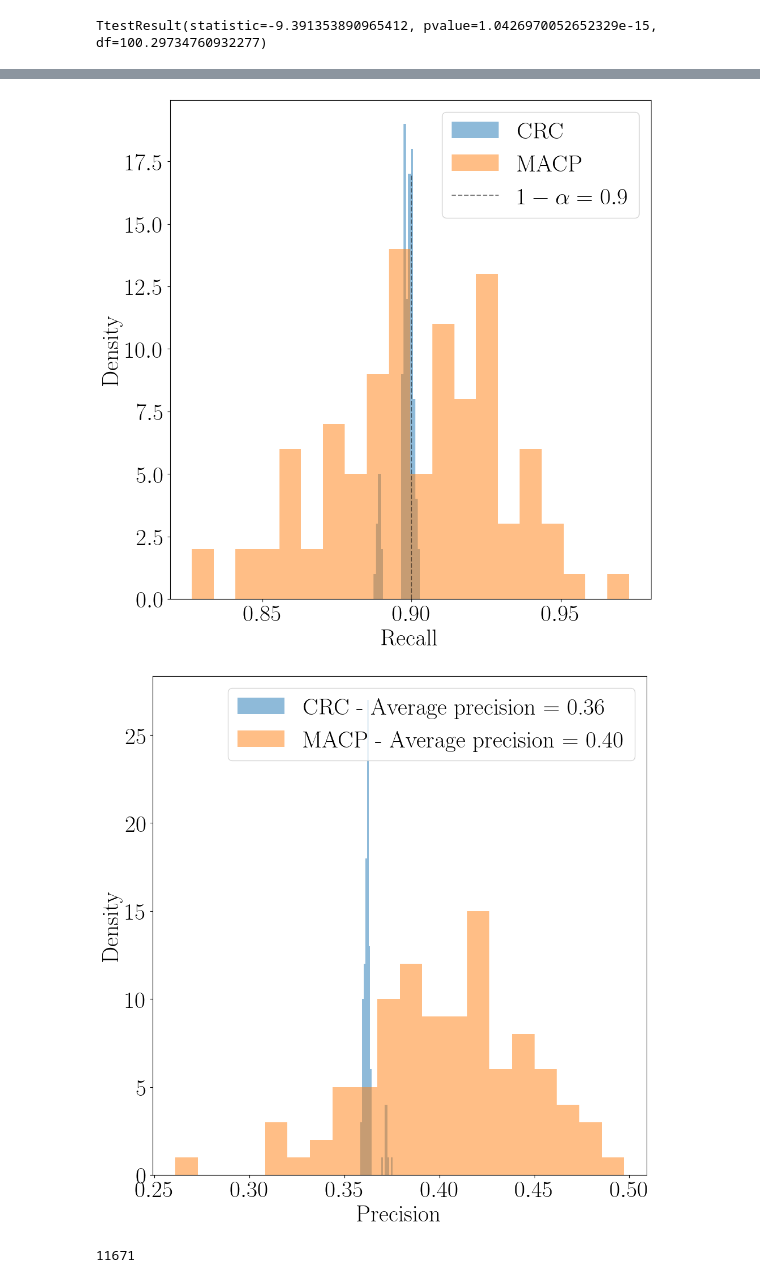
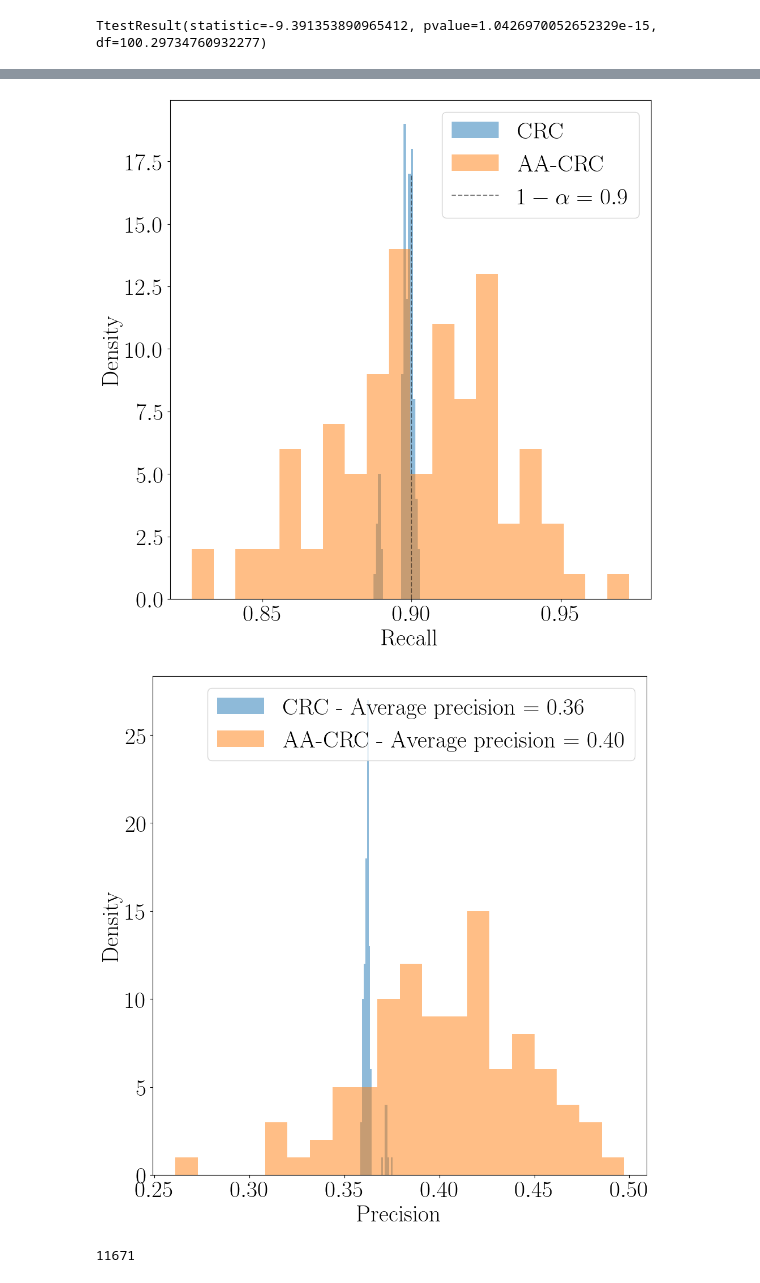
Before and after one commit to vincentblot28/multiaccurate-cp, a Jupyter notebook: notebooks/analyse_results_cv.ipynb, the cells around one changed output, grey strips where cells are left out. Cells and saved outputs as stored; diff of their text form; code cells hidden in the pictures.

```diff
--- a/notebooks/analyse_results_cv.ipynb
+++ b/notebooks/analyse_results_cv.ipynb
@@ -91,7 +91,7 @@ nbins = 20
 # ax.hist(fire_recalls_crc, bins=nbins, alpha=0.5, label="CRC - Average recall: {:.2f}".format(np.mean(fire_recalls_crc)))
 # ax.hist(fire_recalls_res, bins=nbins, alpha=0.5, label="MACP - Average recall: {:.2f}".format(np.mean(fire_recalls_res)))
 ax.hist(fire_recalls_crc, bins=nbins, alpha=0.5, label="CRC")
-ax.hist(fire_recalls_res, bins=nbins, alpha=0.5, label="MACP")
+ax.hist(fire_recalls_res, bins=nbins, alpha=0.5, label="AA-CRC")
 ax.vlines(.9, 0, 17, colors="black", linestyles="dashed", label=r"$1 - \alpha = 0.9$", alpha=.5)
 ax.set_xlabel("Recall", fontsize=FONTSIZE)
 ax.set_ylabel("Density", fontsize=FONTSIZE)
@@ -101,24 +101,24 @@ ax.tick_params(axis='both', which='major', labelsize=FONTSIZE)
 plt.tight_layout()
 plt.savefig("results_cv/fire/fire_recall_hist.pdf")
 # %% [output]
-[figure, old version]
+[figure, new version]
 # %%
 s = 10
 plt.rc('text', usetex=True)
 plt.rc('font', family='serif')
 f, ax = plt.subplots(1, 1, figsize=(s, s))
 nbins = 20
 ax.hist(fire_precisions_crc, bins=nbins, alpha=0.5, label=f"CRC - Average precision = {np.mean(fire_precisions_crc):.2f}")
-ax.hist(fire_precisions_res, bins=nbins, alpha=0.5, label=f"MACP - Average precision = {np.mean(fire_precisions_res):.2f}")
+ax.hist(fire_precisions_res, bins=nbins, alpha=0.5, label=f"AA-CRC - Average precision = {np.mean(fire_precisions_res):.2f}")
 ax.set_xlabel("Precision", fontsize=FONTSIZE)
 ax.set_ylabel("Density", fontsize=FONTSIZE)
 ax.legend(fontsize=FONTSIZE)
 ax.tick_params(axis='both', which='major', labelsize=FONTSIZE)
 
 plt.tight_layout()
 plt.savefig("results_cv/fire/fire_precision_hist.pdf")
 # %% [output]
-[figure, old version]
+[figure, new version]
 # %%
 len(os.listdir("/home/vblot/multiaccurate_cp/data/fire/02_prepared_data/train/images")) + len(os.listdir("/home/vblot/multiaccurate_cp/data/fire/02_prepared_data/res/images"))
 # %% [output]
```
Also changed, not shown: parts of 2 cells of this notebook, 1 other file.
